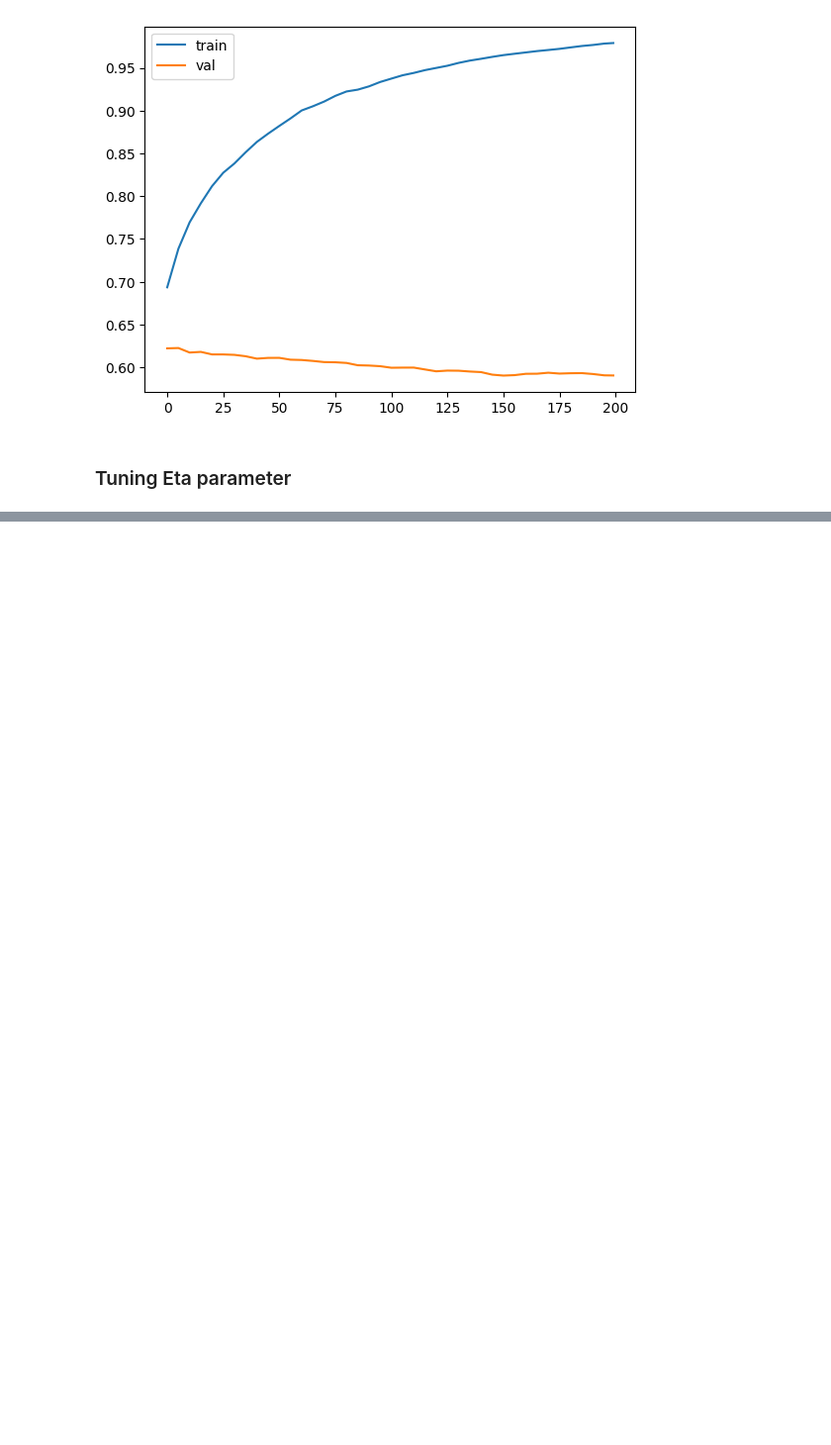
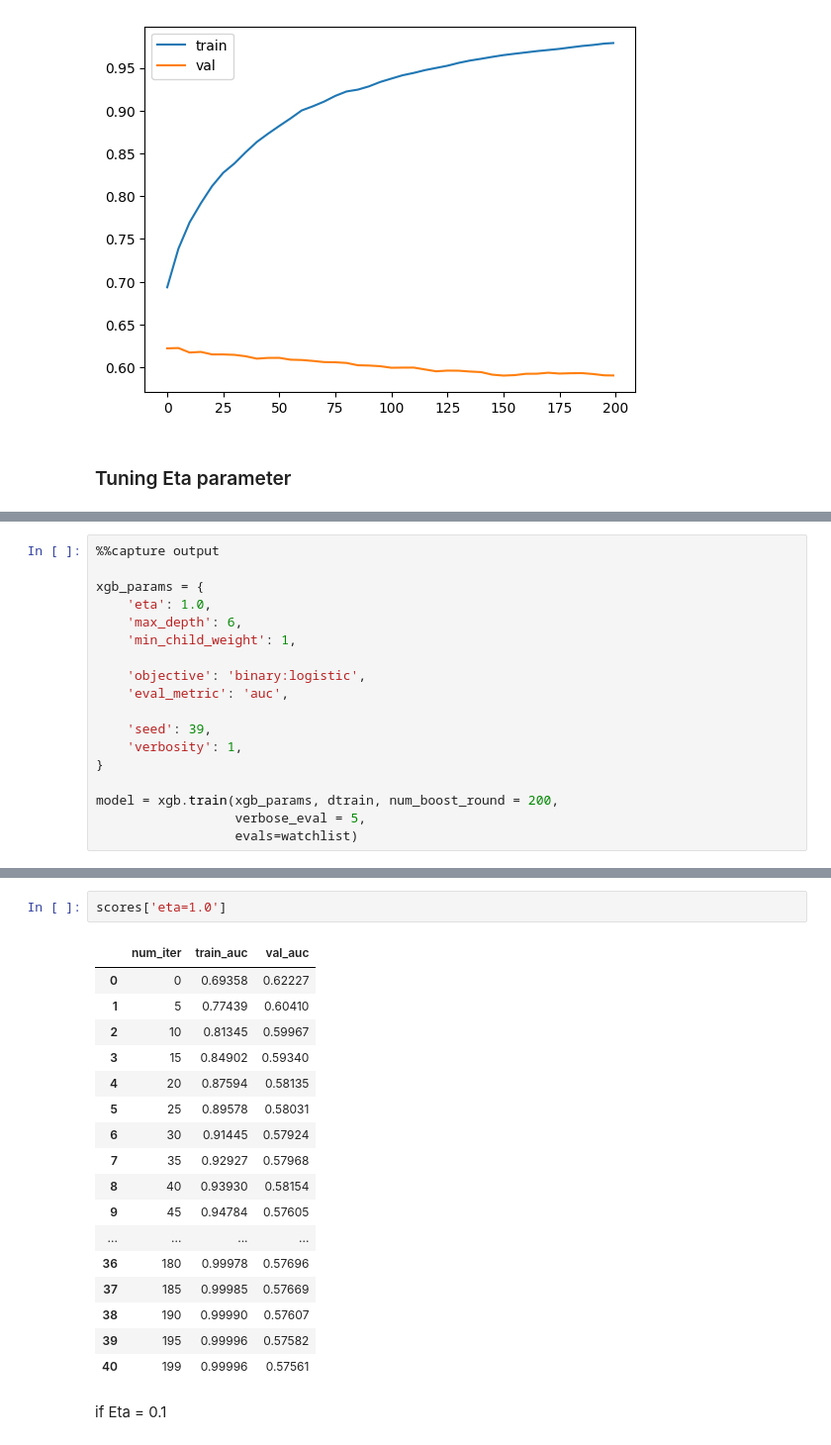
Before and after one commit to Veranika23/endometriosis-prediction, a Jupyter notebook: EDA/notebook.ipynb, the cells around one changed output, grey strips where cells are left out. Shown at 99% size. Drawn from its saved outputs; the diff is of its cells as text; blank space fills up the shorter version.

```diff
--- a/EDA/notebook.ipynb
+++ b/EDA/notebook.ipynb
@@ -737,0 +788,18 @@ plt.legend()
+# %%
+%%capture output
+
+xgb_params = {
+    'eta': 1.0,
+    'max_depth': 6,
+    'min_child_weight': 1,
+
+    'objective': 'binary:logistic',
+    'eval_metric': 'auc',
+
+    'seed': 39,
+    'verbosity': 1,
+}
+
+model = xgb.train(xgb_params, dtrain, num_boost_round = 200,
+                  verbose_eval = 5,
+                  evals=watchlist)
@@ -737,0 +812,22 @@ plt.legend()
+# %%
+scores['eta=1.0']
+# %% [output]
+|  | num_iter | train_auc | val_auc |
+| 0 | 0 | 0.69358 | 0.62227 |
+| 1 | 5 | 0.77439 | 0.60410 |
+| 2 | 10 | 0.81345 | 0.59967 |
+| 3 | 15 | 0.84902 | 0.59340 |
+| 4 | 20 | 0.87594 | 0.58135 |
+| 5 | 25 | 0.89578 | 0.58031 |
+| 6 | 30 | 0.91445 | 0.57924 |
+| 7 | 35 | 0.92927 | 0.57968 |
+| 8 | 40 | 0.93930 | 0.58154 |
+| 9 | 45 | 0.94784 | 0.57605 |
+| ... | ... | ... | ... |
+| 36 | 180 | 0.99978 | 0.57696 |
+| 37 | 185 | 0.99985 | 0.57669 |
+| 38 | 190 | 0.99990 | 0.57607 |
+| 39 | 195 | 0.99996 | 0.57582 |
+| 40 | 199 | 0.99996 | 0.57561 |
+# %% [markdown]
+if Eta = 0.1
```
Also changed, not shown: parts of 24 cells of this notebook.
